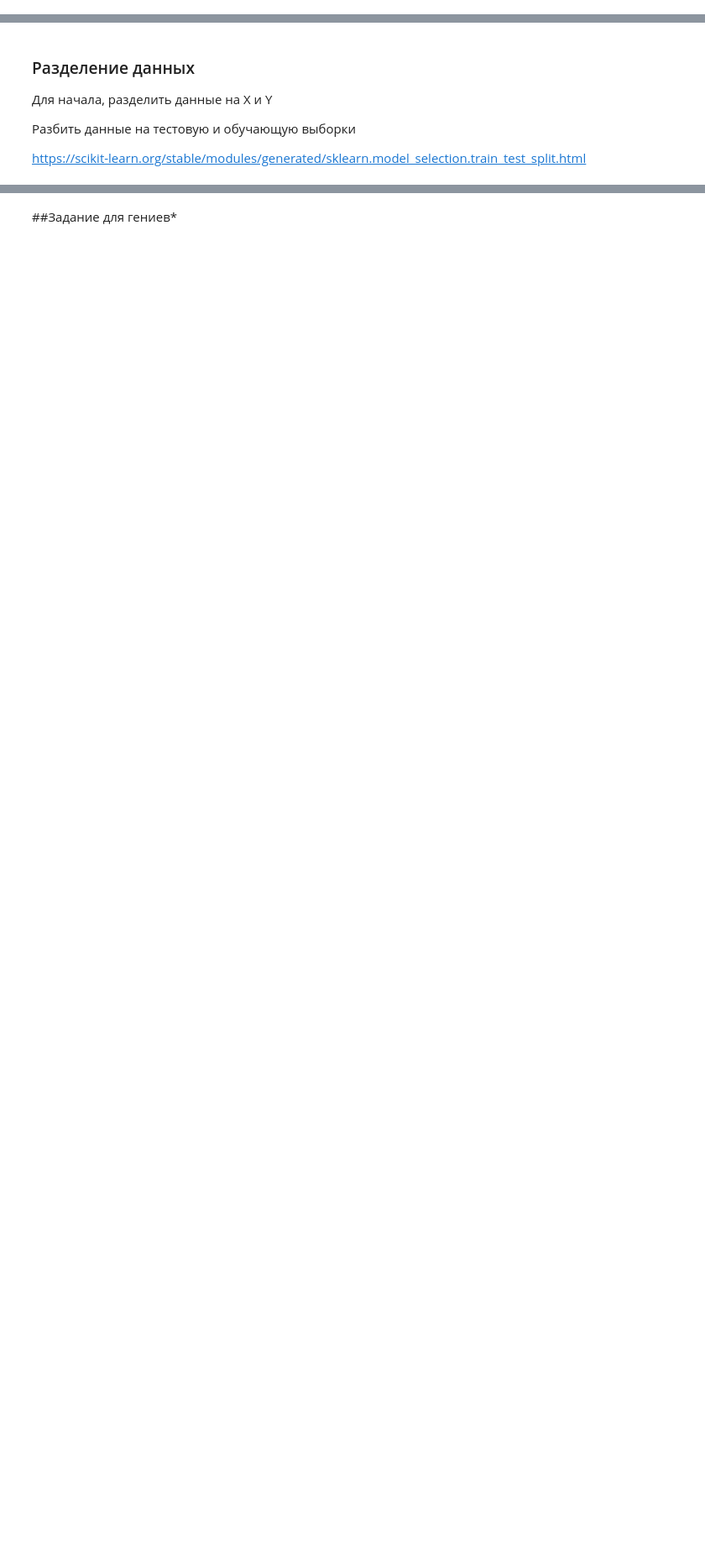
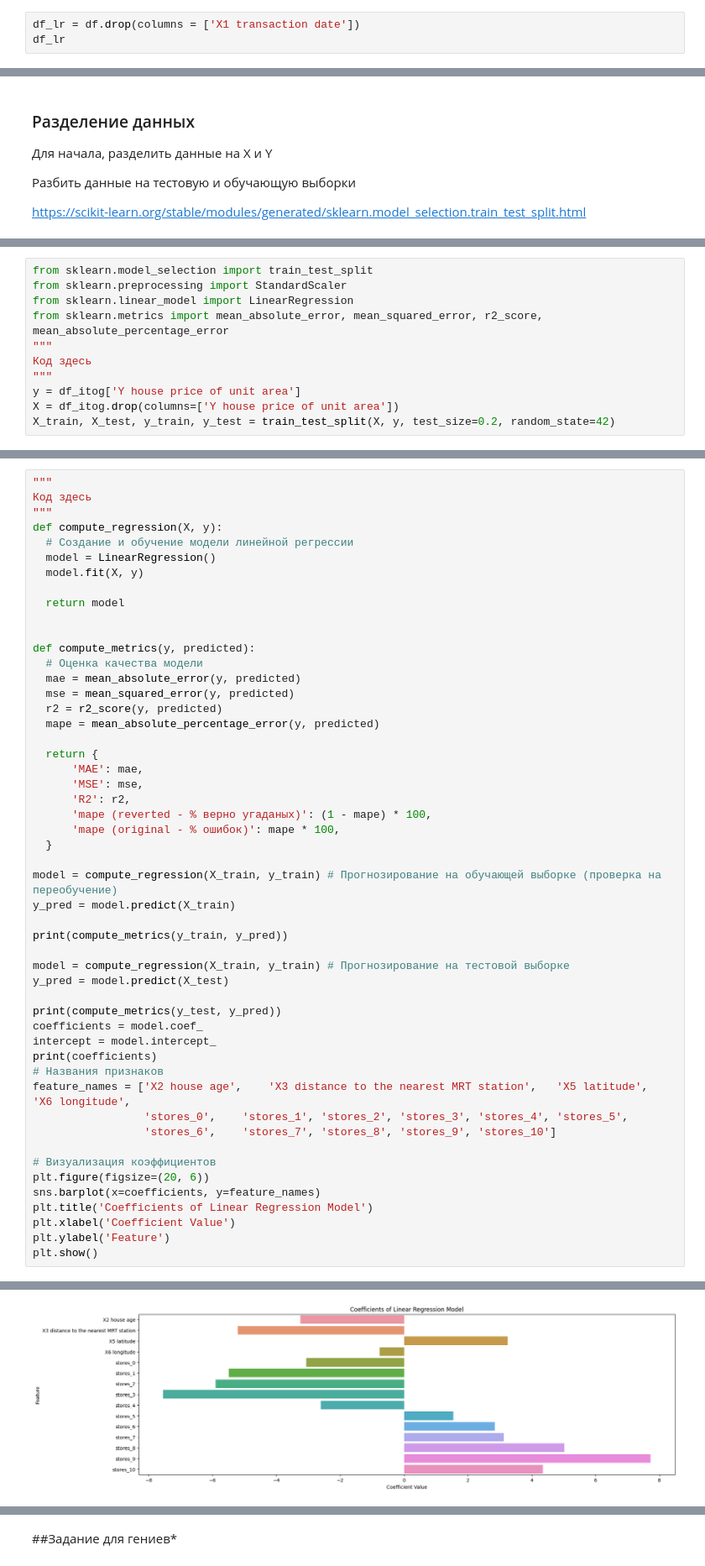
Before and after one commit to fardsnog2/ML_vvsu, a Jupyter notebook: lab5/Задание_5.ipynb, the cells around one changed output, grey strips where cells are left out. Shown at 84% size. Cells and saved outputs as stored; diff of their text form; blank space fills up the shorter version.

```diff
--- a/lab5/Задание_5.ipynb
+++ b/lab5/Задание_5.ipynb
@@ -76,0 +137,3 @@ P.S. Важное замечание, слишком уникальные при
+# %%
+df_lr = df.drop(columns = ['X1 transaction date'])
+df_lr
@@ -101,3 +202,14 @@ https://scikit-learn.org/stable/modules/generated/sklearn.model_selection.train_
+# %%
+from sklearn.model_selection import train_test_split
+from sklearn.preprocessing import StandardScaler
+from sklearn.linear_model import LinearRegression
+from sklearn.metrics import mean_absolute_error, mean_squared_error, r2_score, mean_absolute_percentage_error
+"""
+Код здесь
+"""
+y = df_itog['Y house price of unit area']
+X = df_itog.drop(columns=['Y house price of unit area'])
+X_train, X_test, y_train, y_test = train_test_split(X, y, test_size=0.2, random_state=42)
 # %% [markdown]
 ### Обучение
 #### 1 Регрессия
@@ -121,0 +230,52 @@ https://scikit-learn.org/stable/modules/generated/sklearn.model_selection.train_
+# %%
+"""
+Код здесь
+"""
+def compute_regression(X, y):
+  # Создание и обучение модели линейной регрессии
+  model = LinearRegression()
+  model.fit(X, y)
+
+  return model
+
+
+def compute_metrics(y, predicted):
+  # Оценка качества модели
+  mae = mean_absolute_error(y, predicted)
+  mse = mean_squared_error(y, predicted)
+  r2 = r2_score(y, predicted)
+  mape = mean_absolute_percentage_error(y, predicted)
+
+  return {
+      'MAE': mae,
+      'MSE': mse,
+      'R2': r2,
+      'mape (reverted - % верно угаданых)': (1 - mape) * 100,
+      'mape (original - % ошибок)': mape * 100,
+  }
+
+model = compute_regression(X_train, y_train) # Прогнозирование на обучающей выборке (проверка на переобучение)
+y_pred = model.predict(X_train)
+
+print(compute_metrics(y_train, y_pred))
+
+model = compute_regression(X_train, y_train) # Прогнозирование на тестовой выборке
+y_pred = model.predict(X_test)
+
+print(compute_metrics(y_test, y_pred))
+coefficients = model.coef_
+intercept = model.intercept_
+print(coefficients)
+# Названия признаков
+feature_names = ['X2 house age',	'X3 distance to the nearest MRT station',	'X5 latitude',	'X6 longitude',
+                 'stores_0',	'stores_1',	'stores_2',	'stores_3',	'stores_4',	'stores_5',
+                 'stores_6',	'stores_7',	'stores_8',	'stores_9',	'stores_10']
+
+# Визуализация коэффициентов
+plt.figure(figsize=(20, 6))
+sns.barplot(x=coefficients, y=feature_names)
+plt.title('Coefficients of Linear Regression Model')
+plt.xlabel('Coefficient Value')
+plt.ylabel('Feature')
+plt.show()
+# %% [output]
@@ -121,0 +287 @@ https://scikit-learn.org/stable/modules/generated/sklearn.model_selection.train_
+[figure, added]
```
Also changed, not shown: parts of 29 cells of this notebook.
